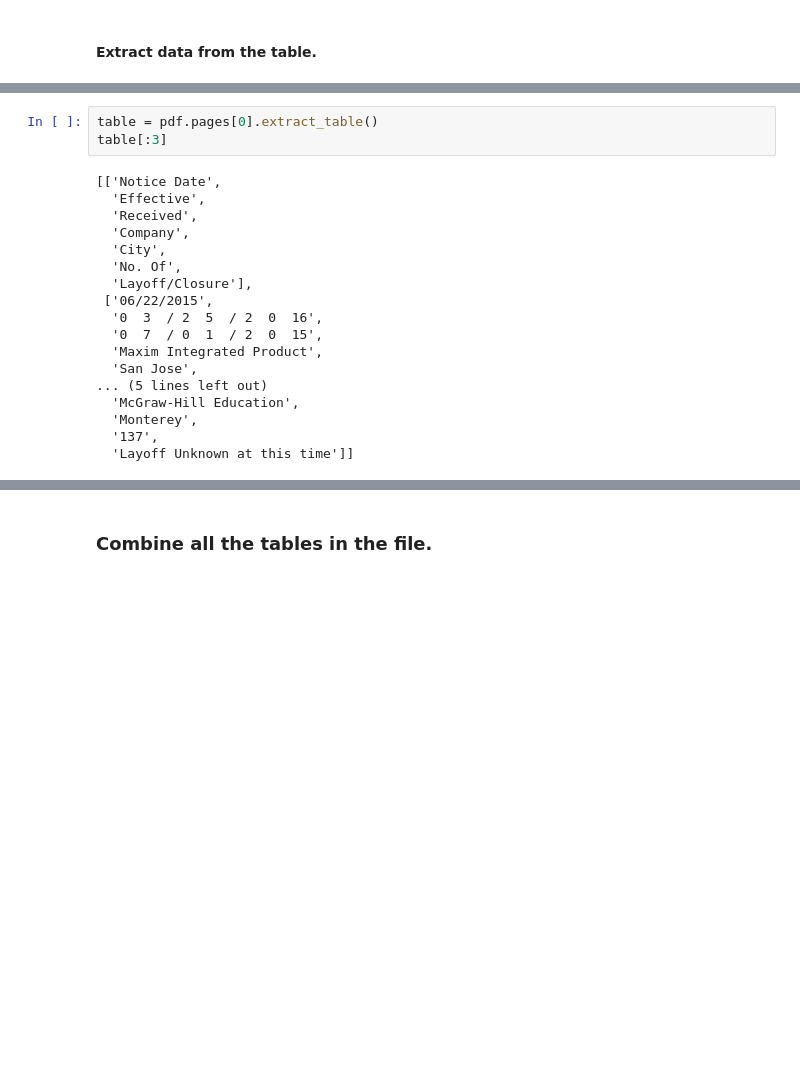
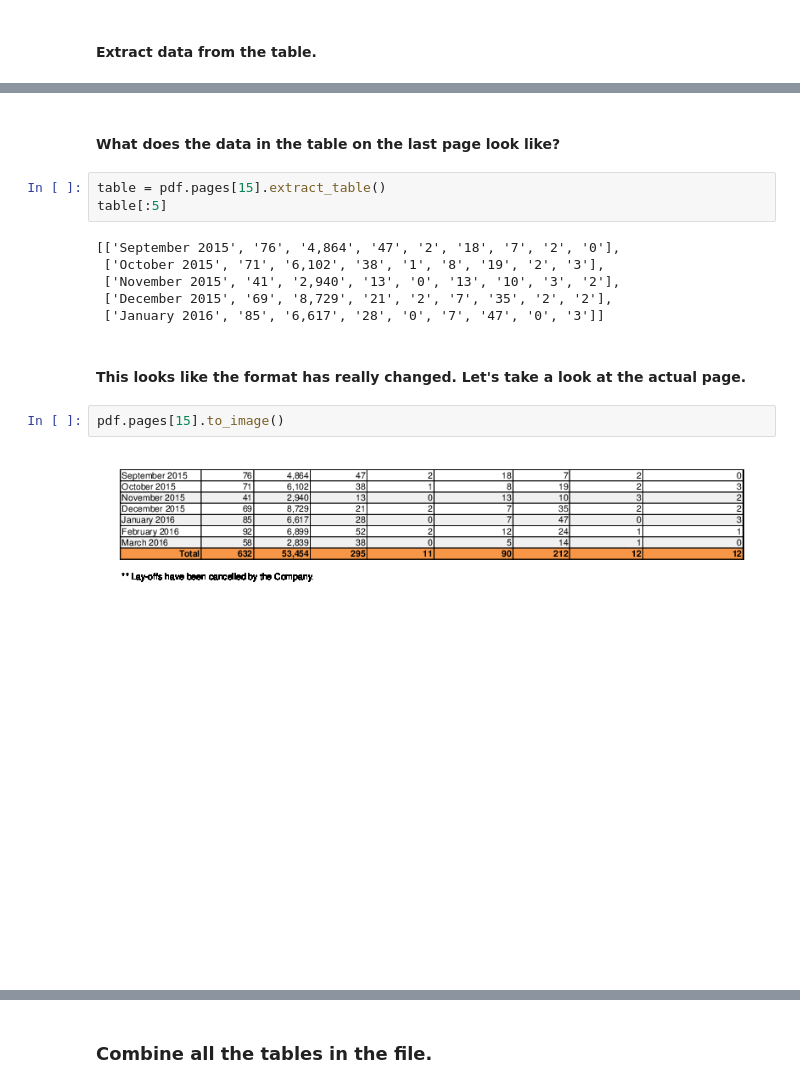
Before and after one commit to JoeYerardi/data-plus-narrative-2019-advanced-data-from-documents, a Jupyter notebook: pdf-conversion-with-python.ipynb, the cells around one changed output, grey strips where cells are left out. Saved outputs shown, nothing was run; the diff lists cells and outputs as text; blank space fills up the shorter version.

```diff
--- a/pdf-conversion-with-python.ipynb
+++ b/pdf-conversion-with-python.ipynb
@@ -202,21 +283,17 @@ pdf.pages[0].to_image().debug_tablefinder()
+# %% [markdown]
+#### What does the data in the table on the last page look like?
 # %%
-table = pdf.pages[0].extract_table()
-table[:3]
+table = pdf.pages[15].extract_table()
+table[:5]
 # %% [output]
-[['Notice Date',
-  'Effective',
-  'Received',
-  'Company',
-  'City',
-  'No. Of',
-  'Layoff/Closure'],
- ['06/22/2015',
-  '0  3  / 2  5  / 2  0  16',
-  '0  7  / 0  1  / 2  0  15',
-  'Maxim Integrated Product',
-  'San Jose',
-... (5 lines left out)
-  'McGraw-Hill Education',
-  'Monterey',
-  '137',
-  'Layoff Unknown at this time']]
+[['September 2015', '76', '4,864', '47', '2', '18', '7', '2', '0'],
+ ['October 2015', '71', '6,102', '38', '1', '8', '19', '2', '3'],
+ ['November 2015', '41', '2,940', '13', '0', '13', '10', '3', '2'],
+ ['December 2015', '69', '8,729', '21', '2', '7', '35', '2', '2'],
+ ['January 2016', '85', '6,617', '28', '0', '7', '47', '0', '3']]
+# %% [markdown]
+#### This looks like the format has really changed. Let's take a look at the actual page.
+# %%
+pdf.pages[15].to_image()
+# %% [output]
+[figure, added]
```
Also changed, not shown: parts of 54 cells of this notebook.
